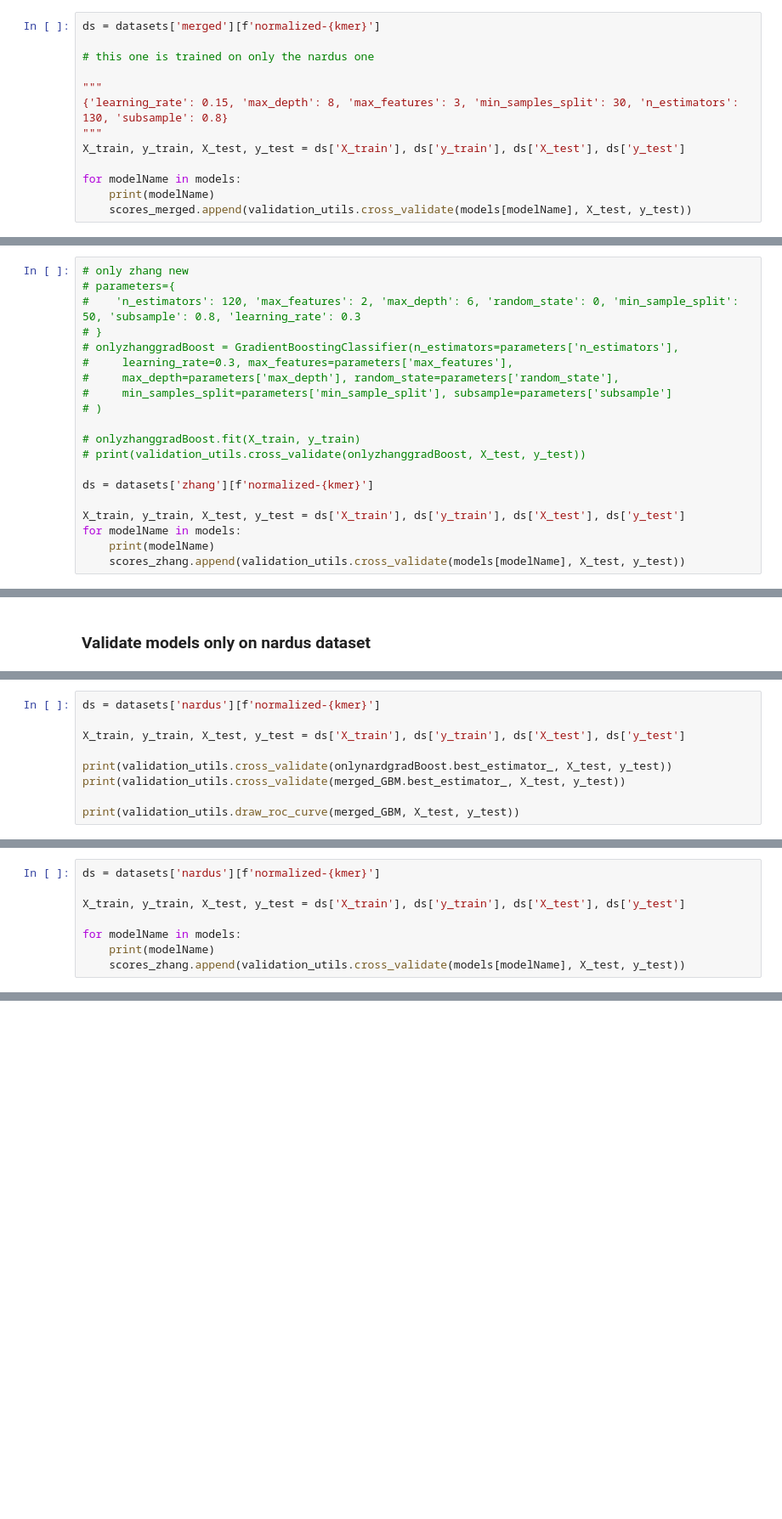
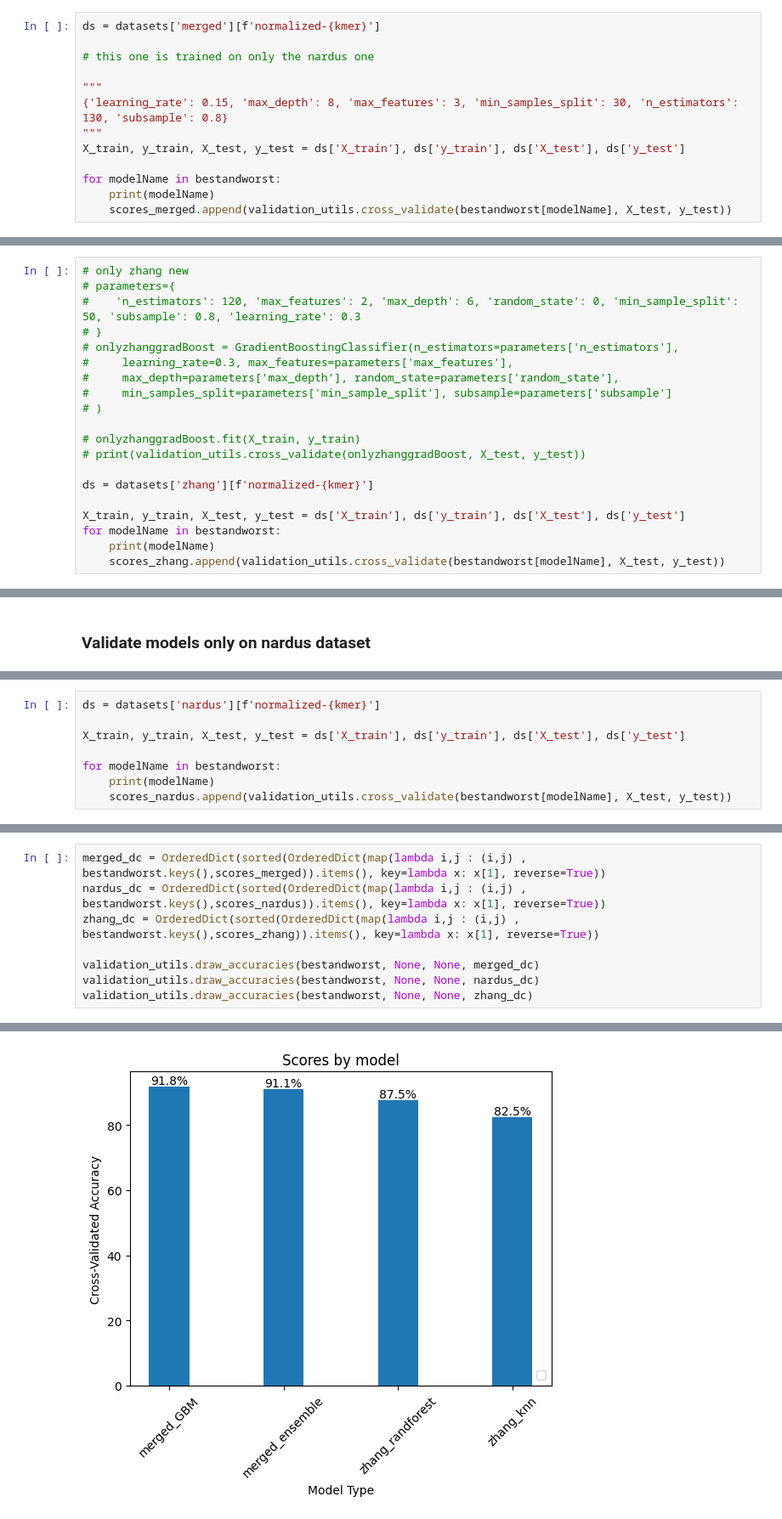
Before and after one commit to 25benjaminli/zoonotic-prediction, a Jupyter notebook: train_and_vis/models.ipynb, the cells around one changed output, grey strips where cells are left out. Shown: that part at 85% size. Cells and saved outputs as stored; diff of their text form; blank space fills up the shorter version.

Commit message:
fix cross val and add models

```diff
--- a/train_and_vis/models.ipynb
+++ b/train_and_vis/models.ipynb
@@ -278,7 +491,7 @@ ds = datasets['merged'][f'normalized-{kmer}']
 """
 X_train, y_train, X_test, y_test = ds['X_train'], ds['y_train'], ds['X_test'], ds['y_test']
 
-for modelName in models:
+for modelName in bestandworst:
     print(modelName)
-    scores_merged.append(validation_utils.cross_validate(models[modelName], X_test, y_test))
+    scores_merged.append(validation_utils.cross_validate(bestandworst[modelName], X_test, y_test))
 # %% [output]
@@ -344,7 +543,7 @@ print(scores_merged)
 ds = datasets['zhang'][f'normalized-{kmer}']
 
 X_train, y_train, X_test, y_test = ds['X_train'], ds['y_train'], ds['X_test'], ds['y_test']
-for modelName in models:
+for modelName in bestandworst:
     print(modelName)
-    scores_zhang.append(validation_utils.cross_validate(models[modelName], X_test, y_test))
+    scores_zhang.append(validation_utils.cross_validate(bestandworst[modelName], X_test, y_test))
 # %% [output]
@@ -445,8 +602,7 @@ ds = datasets['nardus'][f'normalized-{kmer}']
 
 X_train, y_train, X_test, y_test = ds['X_train'], ds['y_train'], ds['X_test'], ds['y_test']
 
-print(validation_utils.cross_validate(onlynardgradBoost.best_estimator_, X_test, y_test))
-print(validation_utils.cross_validate(merged_GBM.best_estimator_, X_test, y_test))
-
-print(validation_utils.draw_roc_curve(merged_GBM, X_test, y_test))
+for modelName in bestandworst:
+    print(modelName)
+    scores_nardus.append(validation_utils.cross_validate(bestandworst[modelName], X_test, y_test))
 # %% [output]
@@ -488,8 +633,0 @@ roc: 0.994920634920635
-# %%
-ds = datasets['nardus'][f'normalized-{kmer}']
-
-X_train, y_train, X_test, y_test = ds['X_train'], ds['y_train'], ds['X_test'], ds['y_test']
-
-for modelName in models:
-    print(modelName)
-    scores_zhang.append(validation_utils.cross_validate(models[modelName], X_test, y_test))
@@ -495,0 +658,9 @@ for modelName in models:
+# %%
+merged_dc = OrderedDict(sorted(OrderedDict(map(lambda i,j : (i,j) , bestandworst.keys(),scores_merged)).items(), key=lambda x: x[1], reverse=True))
+nardus_dc = OrderedDict(sorted(OrderedDict(map(lambda i,j : (i,j) , bestandworst.keys(),scores_nardus)).items(), key=lambda x: x[1], reverse=True))
+zhang_dc = OrderedDict(sorted(OrderedDict(map(lambda i,j : (i,j) , bestandworst.keys(),scores_zhang)).items(), key=lambda x: x[1], reverse=True))
+
+validation_utils.draw_accuracies(bestandworst, None, None, merged_dc)
+validation_utils.draw_accuracies(bestandworst, None, None, nardus_dc)
+validation_utils.draw_accuracies(bestandworst, None, None, zhang_dc)
+# %% [output]
@@ -495,0 +682 @@ for modelName in models:
+[figure, added]
```
Also changed, not shown: parts of 37 cells of this notebook, 19 other files.
